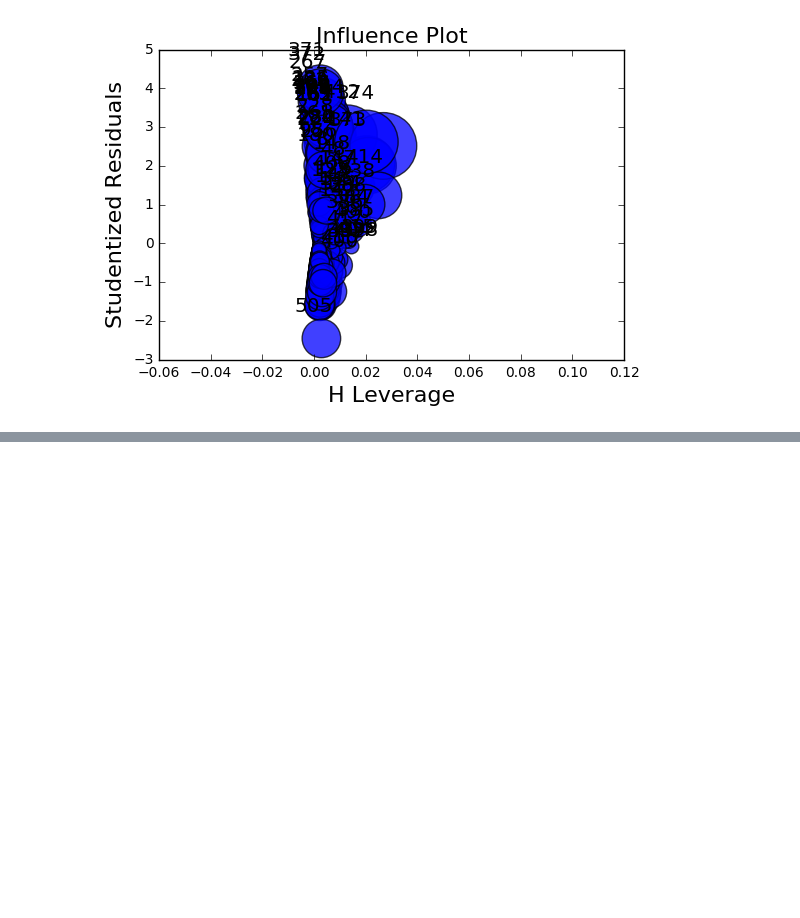
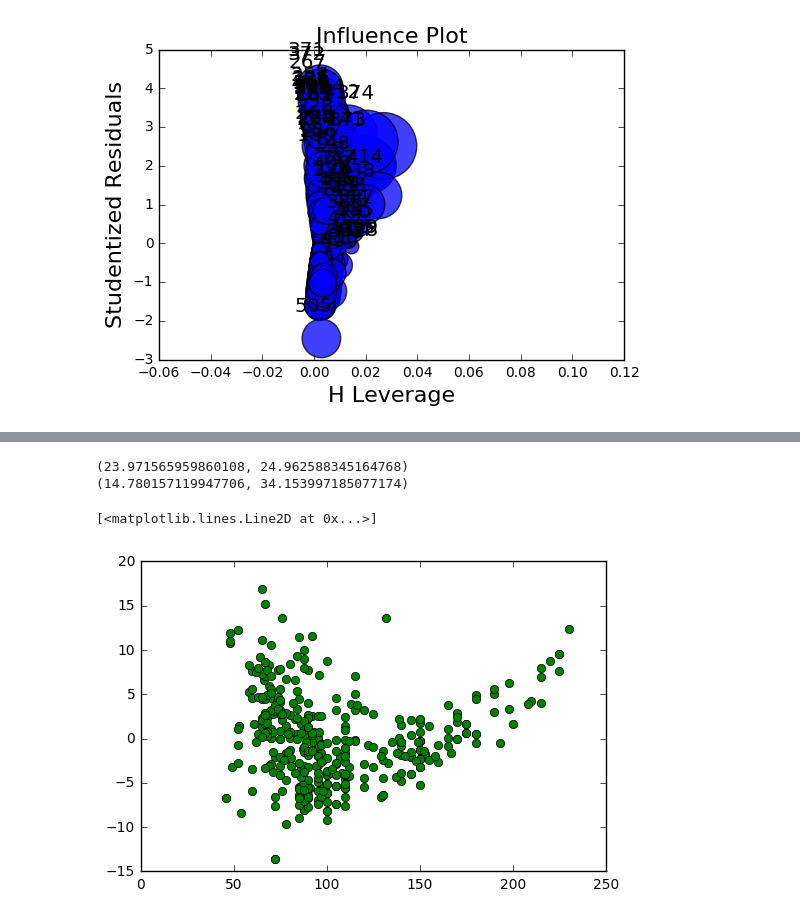
Before and after one commit to ishaanv/isl-labs-python, a Jupyter notebook: Linear Regression Lab.ipynb, the cells around one changed output, grey strips where cells are left out. Saved outputs shown, nothing was run; the diff lists cells and outputs as text; code cells hidden in the pictures; blank space fills up the shorter version.

```diff
--- a/Linear Regression Lab.ipynb
+++ b/Linear Regression Lab.ipynb
@@ -173,0 +387,24 @@ influence_plot(res)
+# %%
+# TODO cleanup after the interface is modified
+
+a,b,c = map(float, supporting_statistics(auto_df['horsepower']))
+rse = get_rse(res)
+ii, jj = (98, pred)
+
+
+print(confidence_intervals(ii, jj, a, b, c, rse))
+print(prediction_intervals(ii, jj, a, b, c, rse))
+# %% [output]
+(23.971565959860108, 24.962588345164768)
+(14.780157119947706, 34.153997185077174)
+# %%
+# some diagnostic plots of the regression
+
+# plot of the residuals
+plt.plot(auto_df['horsepower'], res.resid, 'go')
+
+# there doesn't seem to have a normal distribution -- this isn't quite right TODO find the right wording
+# seem to have a parabolic if not hyperbolic shape
+# %% [output]
+[<matplotlib.lines.Line2D at 0x...>]
+[figure, added]
```
Also changed, not shown: parts of 37 cells of this notebook.
